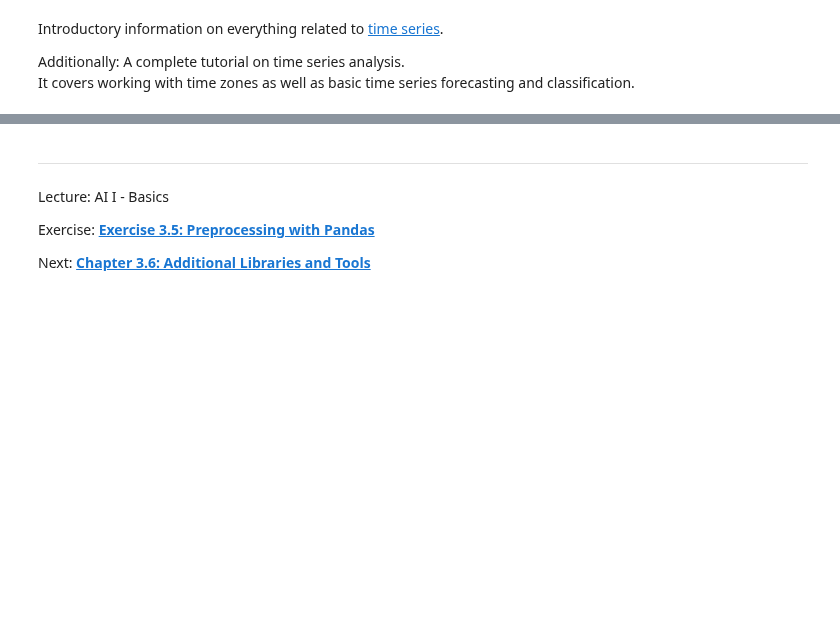
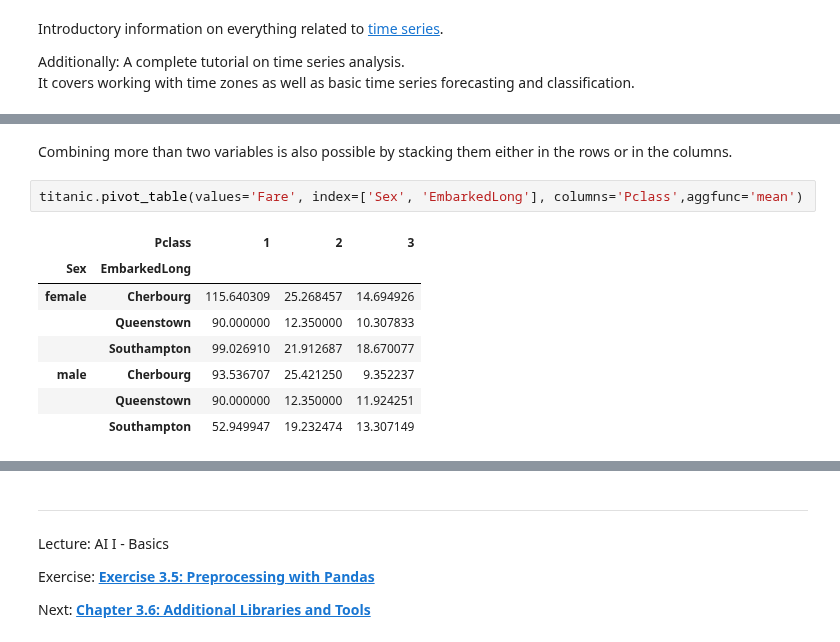
Before and after one commit to iLuckyW/lecture-ai-basics, a Jupyter notebook: chapter/03_data/05_preprocessing.ipynb, the cells around one changed output, grey strips where cells are left out. Drawn from its saved outputs; the diff is of its cells as text; blank space fills up the shorter version.

```diff
--- a/chapter/03_data/05_preprocessing.ipynb
+++ b/chapter/03_data/05_preprocessing.ipynb
@@ -1807,0 +1910,13 @@ It covers working with time zones as well as basic time series forecasting and c
+# %% [markdown]
+Combining more than two variables is also possible by stacking them either in the rows or in the columns.
+# %%
+titanic.pivot_table(values='Fare', index=['Sex', 'EmbarkedLong'], columns='Pclass',aggfunc='mean')
+# %% [output]
+|  | Pclass | 1 | 2 | 3 |
+| Sex | EmbarkedLong |  |  |  |
+| female | Cherbourg | 115.640309 | 25.268457 | 14.694926 |
+|  | Queenstown | 90.000000 | 12.350000 | 10.307833 |
+|  | Southampton | 99.026910 | 21.912687 | 18.670077 |
+| male | Cherbourg | 93.536707 | 25.421250 | 9.352237 |
+|  | Queenstown | 90.000000 | 12.350000 | 11.924251 |
+|  | Southampton | 52.949947 | 19.232474 | 13.307149 |
```
Also changed, not shown: parts of 16 cells of this notebook.
